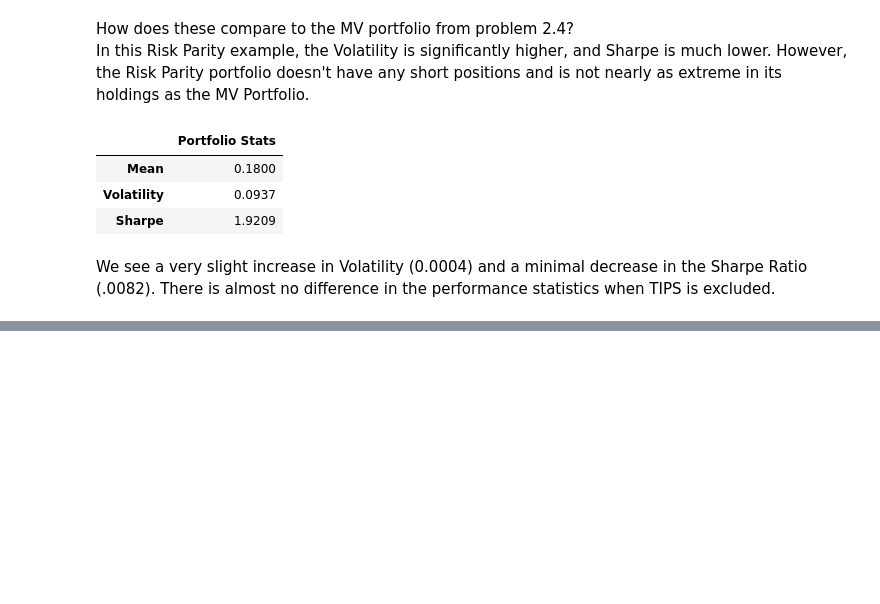
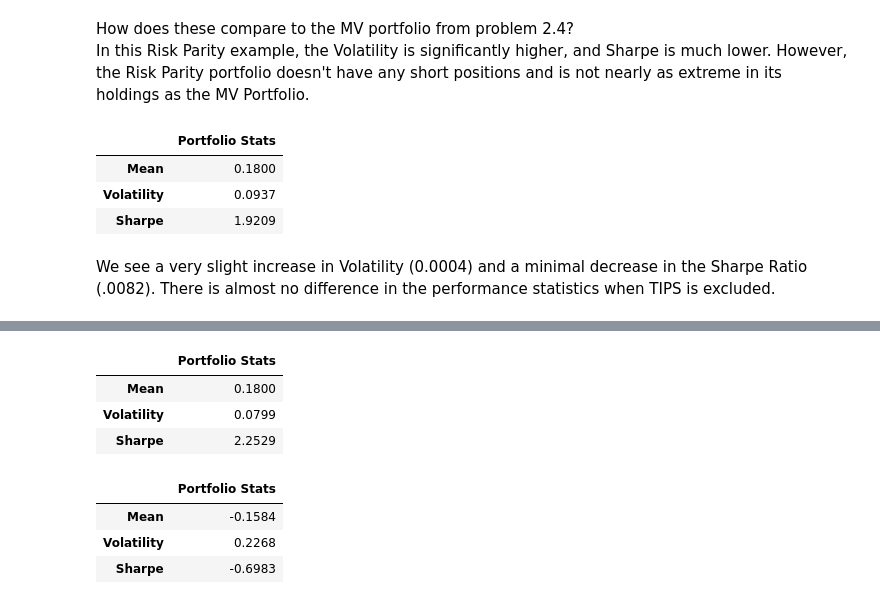
Before and after one commit to madison-rusch/finm-portfolio-2022, a Jupyter notebook: homework/HW 1.ipynb, the cells around one changed output, grey strips where cells are left out. Drawn from its saved outputs; the diff is of its cells as text; code cells hidden in the pictures; blank space fills up the shorter version.

```diff
--- a/homework/HW 1.ipynb
+++ b/homework/HW 1.ipynb
@@ -339,0 +350,10 @@ We see a very slight increase in Volatility (0.0004) and a minimal decrease in t
+# %%
+# First just get data through 2021
+excessReturnData2021 = excessReturnData.loc[:'2021']
+
+# Compute tangency weights
+tangency_weights_2021 = compute_tangency(excessReturnData2021)
+
+# Get optimized portfolio
+optimized_portfolio_2021 = compute_weights(excessReturnData2021, tangency_weights_2021, 0.015)
+optimized_portfolio_2021
@@ -339,0 +373,18 @@ We see a very slight increase in Volatility (0.0004) and a minimal decrease in t
+# %%
+# Calculate sharpe ratio for 2021 portfolio
+portfolio_stats(excessReturnData2021, optimized_portfolio_2021)
+# %% [output]
+|  | Portfolio Stats |
+| Mean | 0.1800 |
+| Volatility | 0.0799 |
+| Sharpe | 2.2529 |
+# %%
+# Calculate Sharpe ratio for 2022 data using 2021 weights
+excessReturnData2022 = excessReturnData.loc['2022':]
+
+portfolio_stats(excessReturnData2022, optimized_portfolio_2021)
+# %% [output]
+|  | Portfolio Stats |
+| Mean | -0.1584 |
+| Volatility | 0.2268 |
+| Sharpe | -0.6983 |
```
Also changed, not shown: parts of 2 cells of this notebook.
